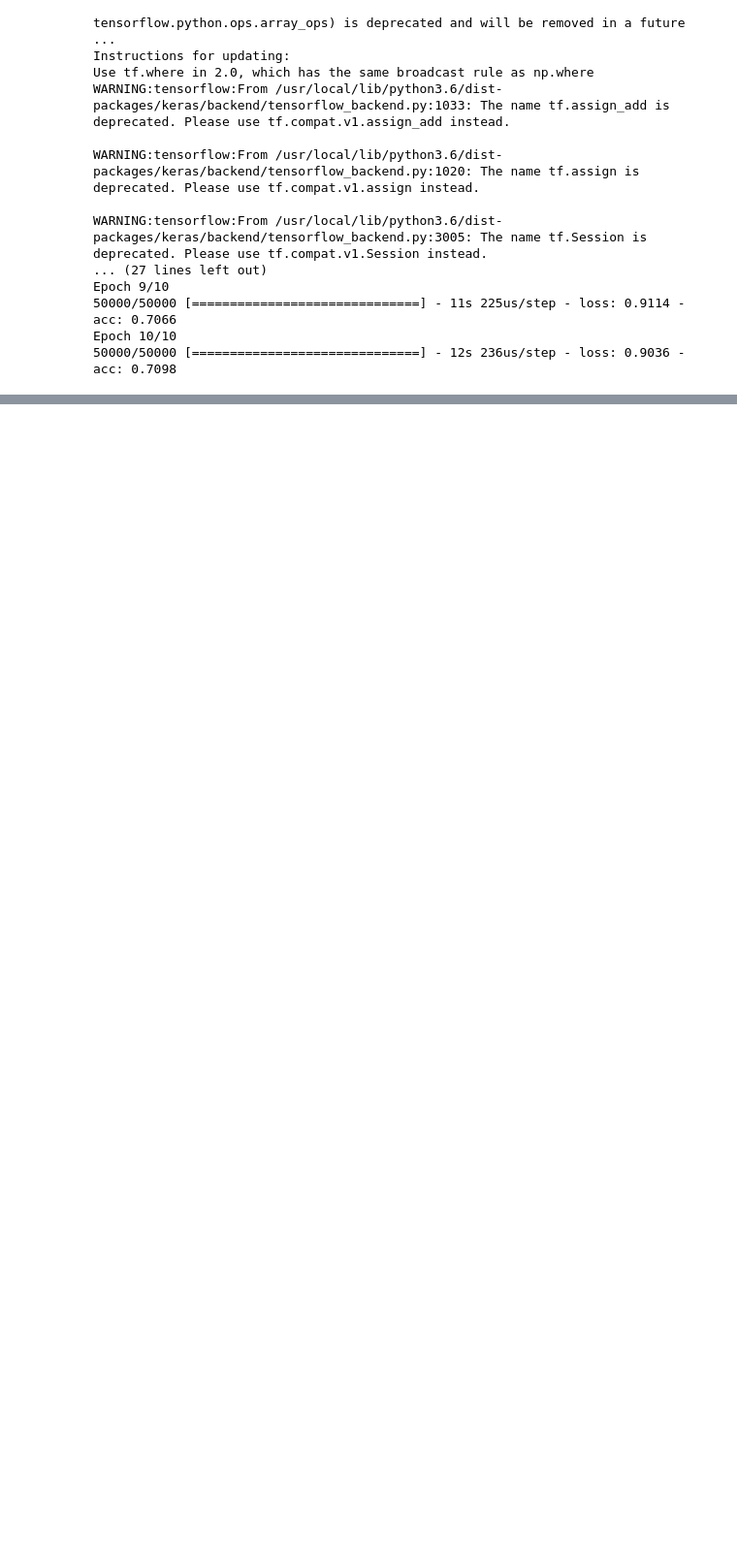
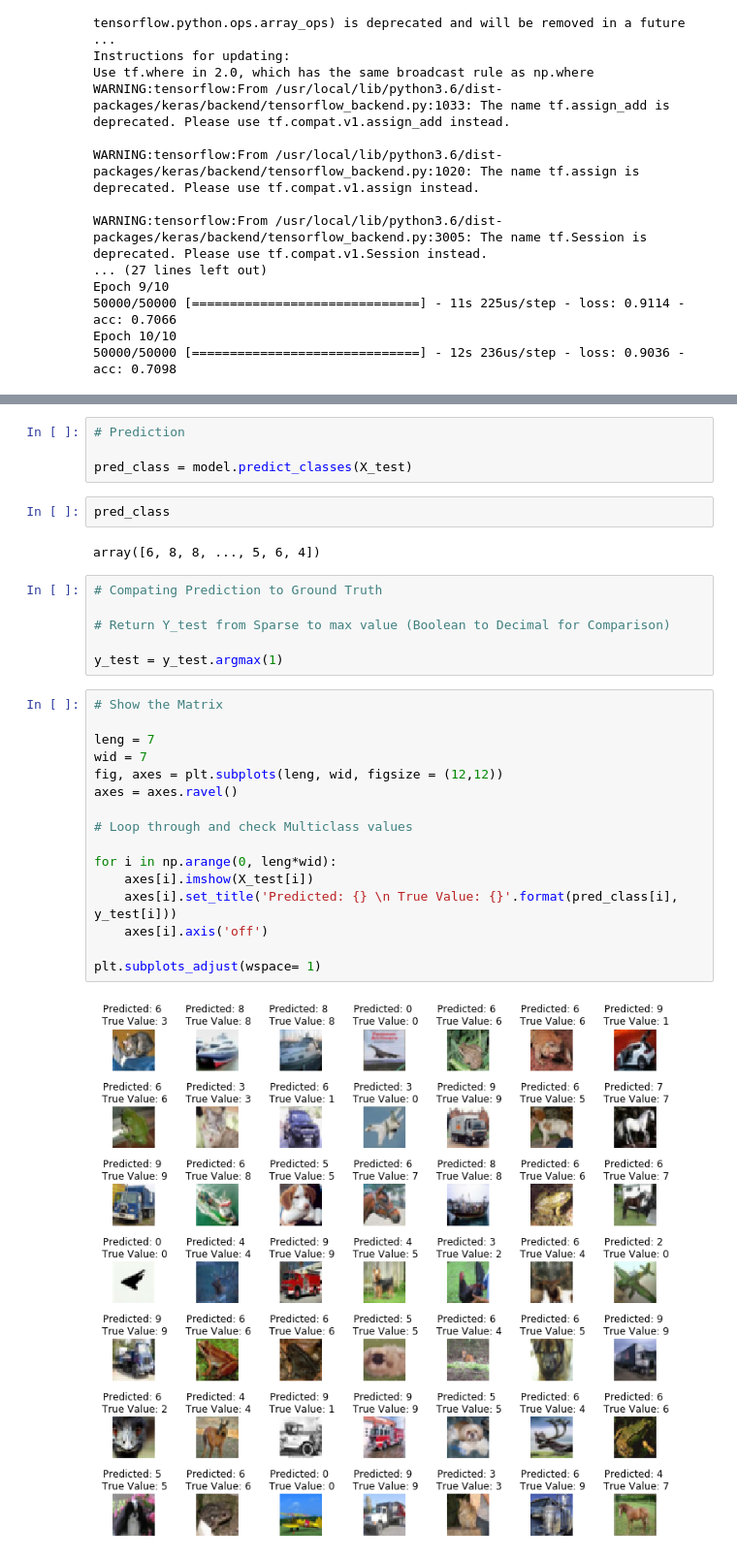
Before and after one commit to ravishankarramakrishnan/Deep_Learning_Practice, a Jupyter notebook: 0_CNN_Cifar_10.ipynb, the cells around one changed output, grey strips where cells are left out. Shown at 97% size. Cells and saved outputs as stored; diff of their text form; blank space fills up the shorter version.

```diff
--- a/0_CNN_Cifar_10.ipynb
+++ b/0_CNN_Cifar_10.ipynb
@@ -265,0 +272,32 @@ Epoch 10/10
+# %%
+# Prediction
+
+pred_class = model.predict_classes(X_test)
+# %%
+pred_class
+# %% [output]
+array([6, 8, 8, ..., 5, 6, 4])
+# %%
+# Compating Prediction to Ground Truth
+
+# Return Y_test from Sparse to max value (Boolean to Decimal for Comparison)
+
+y_test = y_test.argmax(1)
+# %%
+# Show the Matrix
+
+leng = 7
+wid = 7
+fig, axes = plt.subplots(leng, wid, figsize = (12,12))
+axes = axes.ravel()
+
+# Loop through and check Multiclass values
+
+for i in np.arange(0, leng*wid):
+    axes[i].imshow(X_test[i])
+    axes[i].set_title('Predicted: {} \n True Value: {}'.format(pred_class[i], y_test[i]))
+    axes[i].axis('off')
+
+plt.subplots_adjust(wspace= 1)
+# %% [output]
+[figure, added]
```
Also changed, not shown: parts of 3 cells of this notebook.
